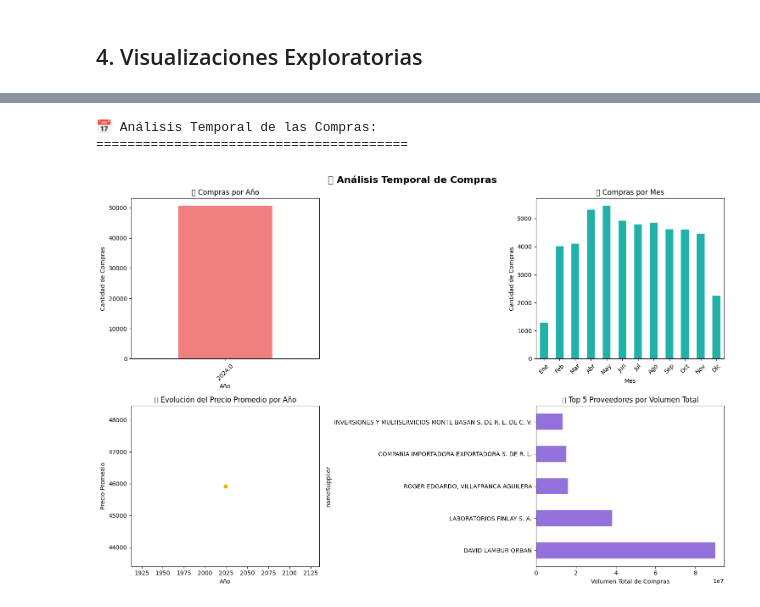
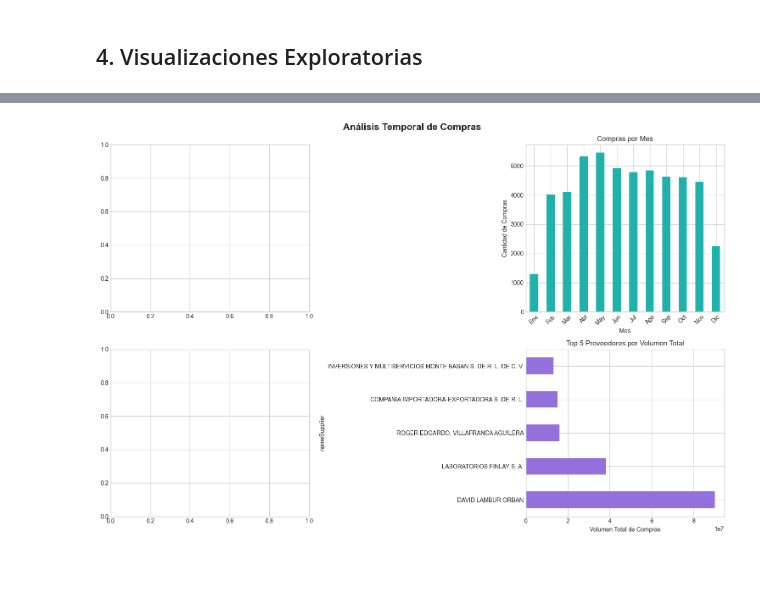
Before and after one commit to Diazgerard/EDA_MINERIA, a Jupyter notebook: eda_minera.ipynb, the cells around one changed output, grey strips where cells are left out. Drawn from its saved outputs; the diff is of its cells as text; code cells hidden in the pictures; blank space fills up the shorter version.

```diff
--- a/eda_minera.ipynb
+++ b/eda_minera.ipynb
@@ -231,26 +184,10 @@ if existing_key_columns:
 ## 3. Análisis Estadístico Detallado
 # %%
 # Análisis detallado de variables categóricas
-print("📊 Análisis de Variables Categóricas:")
-print("=" * 50)
-
 categorical_columns = df.select_dtypes(include=['object']).columns
 print(f"Variables categóricas encontradas: {len(categorical_columns)}")
 
 # Analizar las principales variables categóricas
 key_categorical = ['statusCompra', 'nameUnidadBuyer', 'nameBuyer', 'schemeClassification', 'tags']
 existing_categorical = [col for col in key_categorical if col in categorical_columns]
-
-for col in existing_categorical:
-    print(f"\n🔍 Análisis de '{col}':")
-    print("-" * 30)
-    value_counts = df[col].value_counts()
-    print(f"   • Valores únicos: {df[col].nunique():,}")
-    print(f"   • Valores más frecuentes:")
-    for i, (value, count) in enumerate(value_counts.head(5).items()):
-        percentage = (count / len(df)) * 100
-        print(f"     {i+1}. {value}: {count:,} ({percentage:.2f}%)")
-
-    if df[col].nunique() > 10:
-        print(f"   • ... y {df[col].nunique() - 5} categorías más")
 # %% [output]
@@ -605,7 +944,5 @@ Agencia de Regulación Sanitaria (ARSA)              5.458484e+07
 # %%
 # Análisis temporal de las compras
-print("📅 Análisis Temporal de las Compras:")
-print("=" * 40)
 
 # Verificar si existen columnas de fecha
 date_columns = ['startDateTender', 'endDateTender', 'dateCompra']
@@ -613,27 +950,15 @@ existing_date_columns = [col for col in date_columns if col in df.columns]
 
 if existing_date_columns:
     fig, axes = plt.subplots(2, 2, figsize=(15, 10))
-    fig.suptitle('📅 Análisis Temporal de Compras', fontsize=16, fontweight='bold')
+    fig.suptitle('Análisis Temporal de Compras', fontsize=16, fontweight='bold')
 
     # Convertir columnas de fecha
     for col in existing_date_columns:
         try:
             df[col] = pd.to_datetime(df[col], errors='coerce')
         except:
-            print(f"⚠️ No se pudo convertir {col} a fecha")
+            print(f"No se pudo convertir {col} a fecha")
 
-    # 1. Distribución por años (usando dateCompra si existe)
-    ax1 = axes[0, 0]
-    if 'dateCompra' in df.columns:
-        df['year'] = df['dateCompra'].dt.year
-        yearly_counts = df['year'].value_counts().sort_index()
-        yearly_counts.plot(kind='bar', ax=ax1, color='lightcoral')
-        ax1.set_title('📊 Compras por Año')
-        ax1.set_xlabel('Año')
-        ax1.set_ylabel('Cantidad de Compras')
-        ax1.tick_params(axis='x', rotation=45)
-    else:
-        ax1.text(0.5, 0.5, 'No hay datos de fecha de compra', ha='center', va='center', transform=ax1.transAxes)
 
     # 2. Distribución por meses
     ax2 = axes[0, 1]
@@ -641,48 +966,35 @@ if existing_date_columns:
         df['month'] = df['dateCompra'].dt.month
         monthly_counts = df['month'].dropna().value_counts().sort_index()
         month_names = ['Ene', 'Feb', 'Mar', 'Abr', 'May', 'Jun',
                       'Jul', 'Ago', 'Sep', 'Oct', 'Nov', 'Dic']
         # Crear un diccionario para mapear meses
         month_mapping = {i+1: month_names[i] for i in range(12)}
         monthly_counts.index = [month_mapping.get(int(i), f'Mes {int(i)}') for i in monthly_counts.index if not pd.isna(i)]
         monthly_counts.plot(kind='bar', ax=ax2, color='lightseagreen')
-        ax2.set_title('📊 Compras por Mes')
+        ax2.set_title('Compras por Mes')
         ax2.set_xlabel('Mes')
         ax2.set_ylabel('Cantidad de Compras')
         ax2.tick_params(axis='x', rotation=45)
     else:
         ax2.text(0.5, 0.5, 'No hay datos de fecha de compra', ha='center', va='center', transform=ax2.transAxes)
 
-    # 3. Evolución temporal de precios promedio
-    ax3 = axes[1, 0]
-    if 'dateCompra' in df.columns and 'priceItemCompra' in df.columns:
-        # Agrupar por año y calcular precio promedio
-        price_by_year = df.groupby('year')['priceItemCompra'].mean()
-        price_by_year.plot(kind='line', ax=ax3, color='orange', marker='o')
-        ax3.set_title('💰 Evolución del Precio Promedio por Año')
-        ax3.set_xlabel('Año')
-        ax3.set_ylabel('Precio Promedio')
-    else:
-        ax3.text(0.5, 0.5, 'No hay datos suficientes para análisis temporal de precios',
-                ha='center', va='center', transform=ax3.transAxes)
+
 
     # 4. Top 5 proveedores por volumen total
     ax4 = axes[1, 1]
     if 'nameSupplier' in df.columns and 'priceItemCompra' in df.columns:
         # Calcular volumen total por proveedor
         supplier_volume = df.groupby('nameSupplier')['priceItemCompra'].sum().sort_values(ascending=False).head(5)
         supplier_volume.plot(kind='barh', ax=ax4, color='mediumpurple')
-        ax4.set_title('🏢 Top 5 Proveedores por Volumen Total')
+        ax4.set_title('Top 5 Proveedores por Volumen Total')
         ax4.set_xlabel('Volumen Total de Compras')
     else:
         ax4.text(0.5, 0.5, 'No hay datos de proveedores o precios',
                 ha='center', va='center', transform=ax4.transAxes)
 
     plt.tight_layout()
     plt.show()
 else:
-    print("❌ No se encontraron columnas de fecha en el dataset")
+    print("No se encontraron columnas de fecha en el dataset")
 # %% [output]
-📅 Análisis Temporal de las Compras:
-========================================
-[figure, old version]
+[figure, new version]
```
Also changed, not shown: parts of 39 cells of this notebook.
